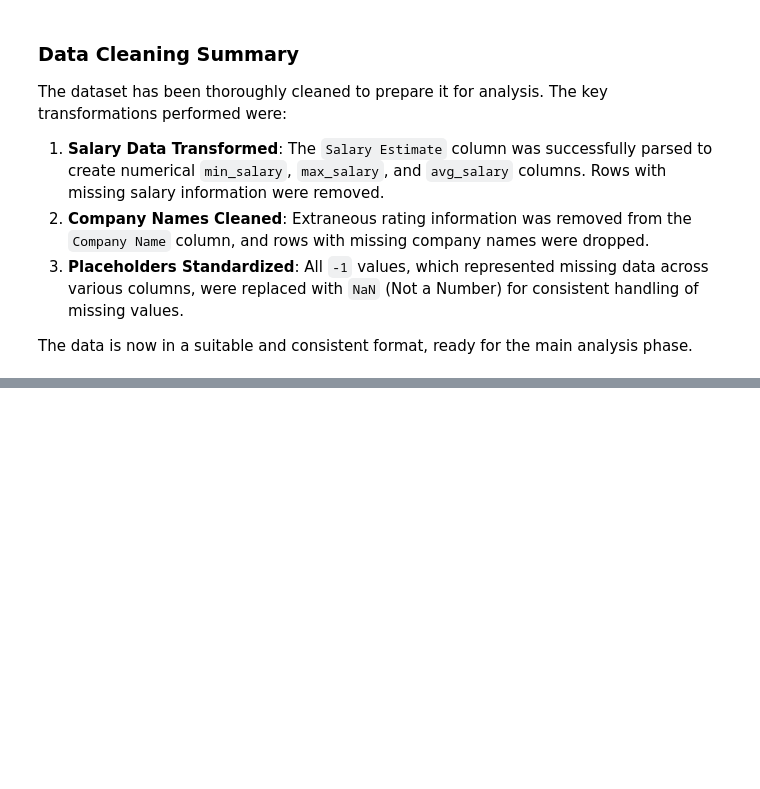
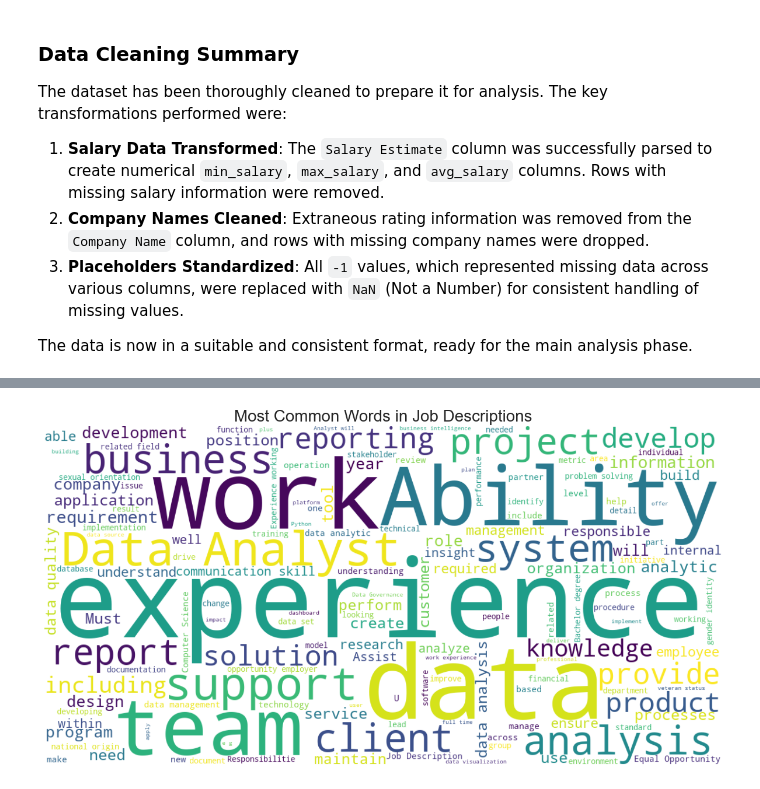
Before and after one commit to takzen/data-analyst-jobs-analysis, a Jupyter notebook: job_market_analysis.ipynb, the cells around one changed output, grey strips where cells are left out. Saved outputs shown, nothing was run; the diff lists cells and outputs as text; code cells hidden in the pictures; blank space fills up the shorter version.

```diff
--- a/job_market_analysis.ipynb
+++ b/job_market_analysis.ipynb
@@ -201,0 +316,29 @@ The data is now in a suitable and consistent format, ready for the main analysis
+# %%
+# --- Section 4.4: What are the most common words in job descriptions? ---
+
+# --- Step 1: Combine all job descriptions into a single block of text ---
+# The WordCloud object works best with one long string of text.
+all_descriptions = ' '.join(df_clean['Job Description'])
+
+# --- Step 2: Create and configure the WordCloud object ---
+# We can customize the appearance, such as background color, max words, etc.
+wordcloud = WordCloud(
+    width=1200,
+    height=600,
+    background_color='white',
+    max_words=150,           # Limit the number of words to display
+    contour_width=3,
+    contour_color='steelblue',
+    colormap='viridis'       # Color scheme for the words
+).generate(all_descriptions)
+
+# --- Step 3: Display the generated image ---
+plt.figure(figsize=(15, 10))
+plt.imshow(wordcloud, interpolation='bilinear')
+plt.axis('off') # Hide the x and y axes
+plt.title('Most Common Words in Job Descriptions', fontsize=20)
+
+# Display the plot
+plt.show()
+# %% [output]
+[figure, added]
```
Also changed, not shown: parts of 4 cells of this notebook, 1 other file.
